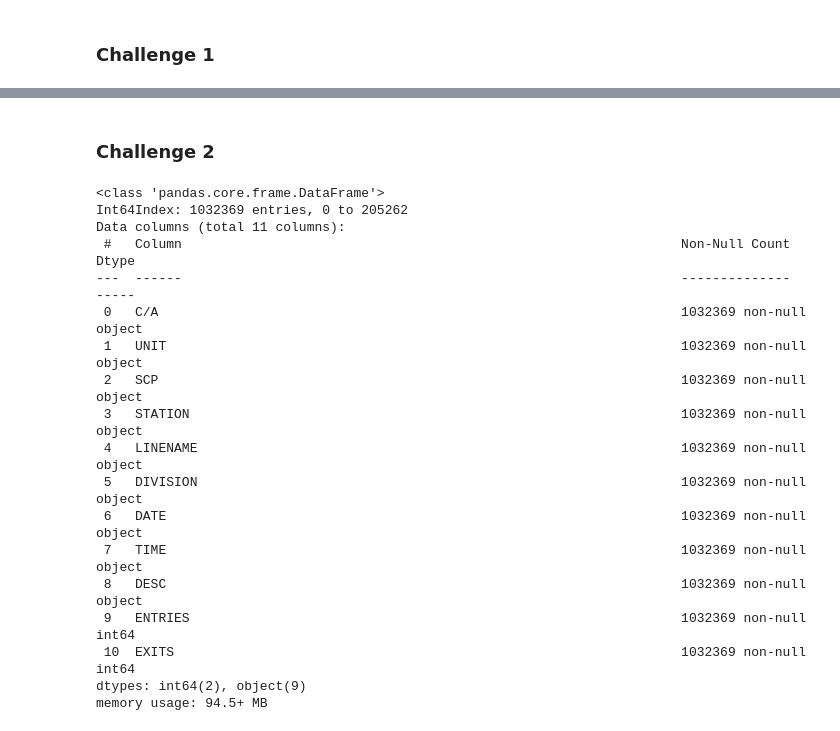
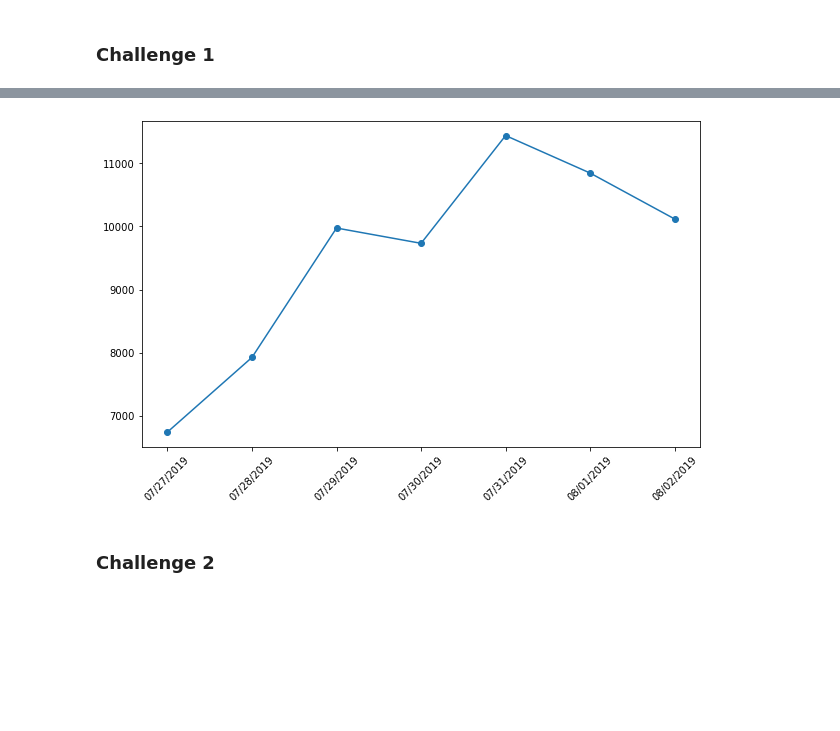
Before and after one commit to vincent-thompson/mta_turnstile_exploratory_data_analysis, a Jupyter notebook: ch_set_1_template.ipynb, the cells around one changed output, grey strips where cells are left out. Saved outputs shown, nothing was run; the diff lists cells and outputs as text; code cells hidden in the pictures; blank space fills up the shorter version.

```diff
--- a/ch_set_1_template.ipynb
+++ b/ch_set_1_template.ipynb
@@ -85 +131,9 @@ Text(0.5, 0.98, 'Daily Entries For Turnstile A002-R051-02-00-01-59 ST')
+# %%
+plt.figure(figsize=[10,6])
+plt.plot(station1.DATE, station1.entries_diff + station1.exits_diff)
+plt.scatter(station1.DATE, station1.entries_diff + station1.exits_diff)
+plt.xticks(rotation=45)
+plt.show()
+# %% [output]
+[figure, added]
 # %%
@@ -87,23 +141,2 @@ df = pd.concat([df1, df2, df3, df4, df5])
 # %% [markdown]
 ### Challenge 2
-# %%
-df.info()
-# %% [output]
-<class 'pandas.core.frame.DataFrame'>
-Int64Index: 1032369 entries, 0 to 205262
-Data columns (total 11 columns):
- #   Column                                                                Non-Null Count    Dtype
----  ------                                                                --------------    -----
- 0   C/A                                                                   1032369 non-null  object
- 1   UNIT                                                                  1032369 non-null  object
- 2   SCP                                                                   1032369 non-null  object
- 3   STATION                                                               1032369 non-null  object
- 4   LINENAME                                                              1032369 non-null  object
- 5   DIVISION                                                              1032369 non-null  object
- 6   DATE                                                                  1032369 non-null  object
- 7   TIME                                                                  1032369 non-null  object
- 8   DESC                                                                  1032369 non-null  object
- 9   ENTRIES                                                               1032369 non-null  int64
- 10  EXITS                                                                 1032369 non-null  int64
-dtypes: int64(2), object(9)
-memory usage: 94.5+ MB
```
Also changed, not shown: parts of 16 cells of this notebook.
